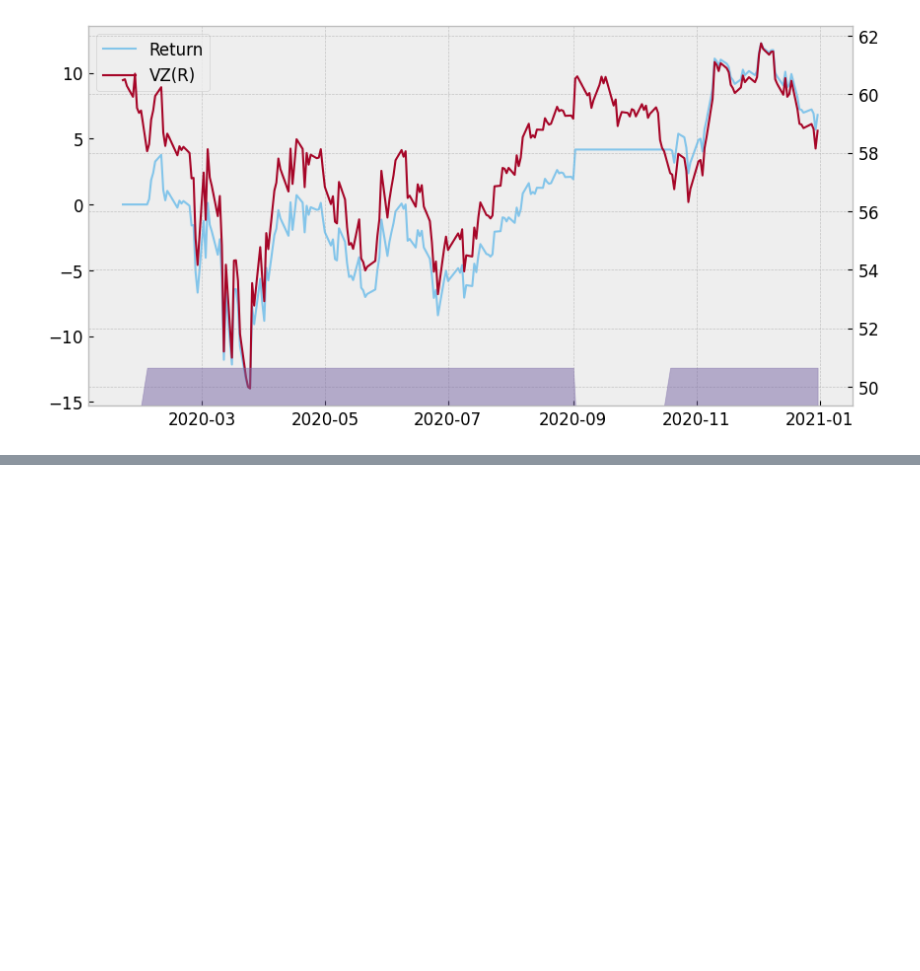
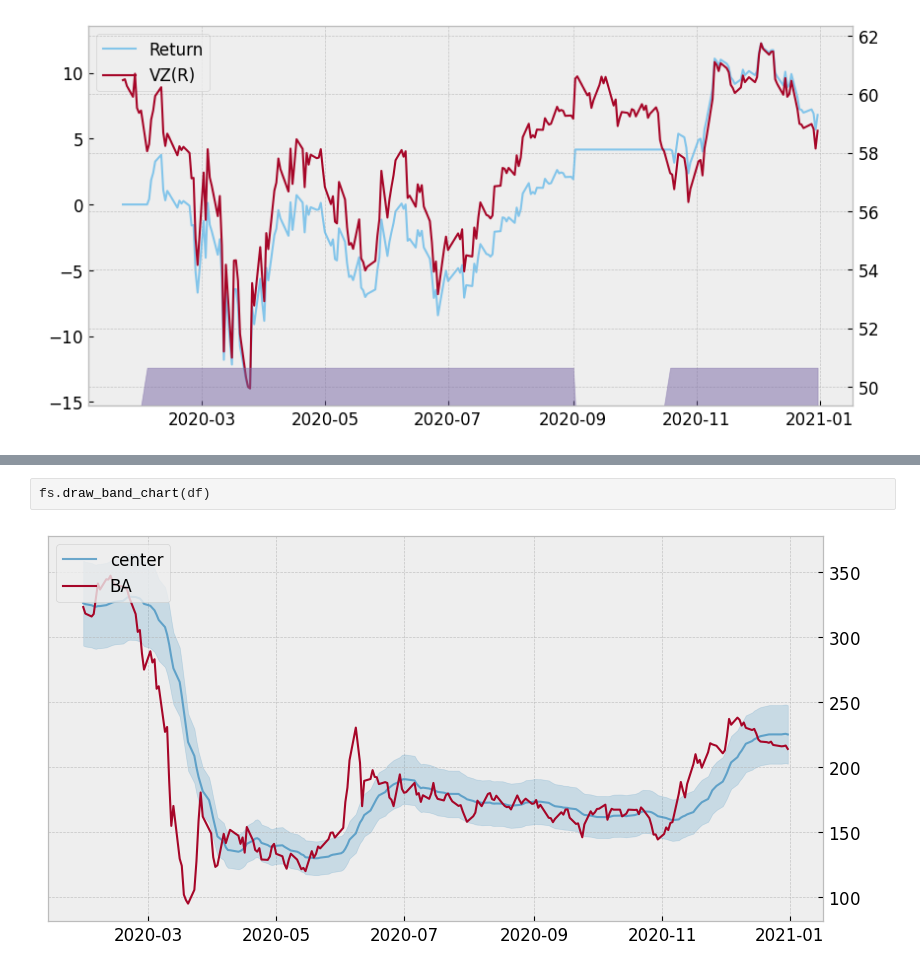
Before and after one commit to kiseonjeong/finance-study, a Jupyter notebook: trading.ipynb, the cells around one changed output, grey strips where cells are left out. Drawn from its saved outputs; the diff is of its cells as text; blank space fills up the shorter version.

```diff
--- a/trading.ipynb
+++ b/trading.ipynb
@@ -123,0 +142,4 @@ Benchmark MDD: -18.20%
+# %%
+fs.draw_band_chart(df)
+# %% [output]
+[figure, added]
```
Also changed, not shown: parts of 6 cells of this notebook.
